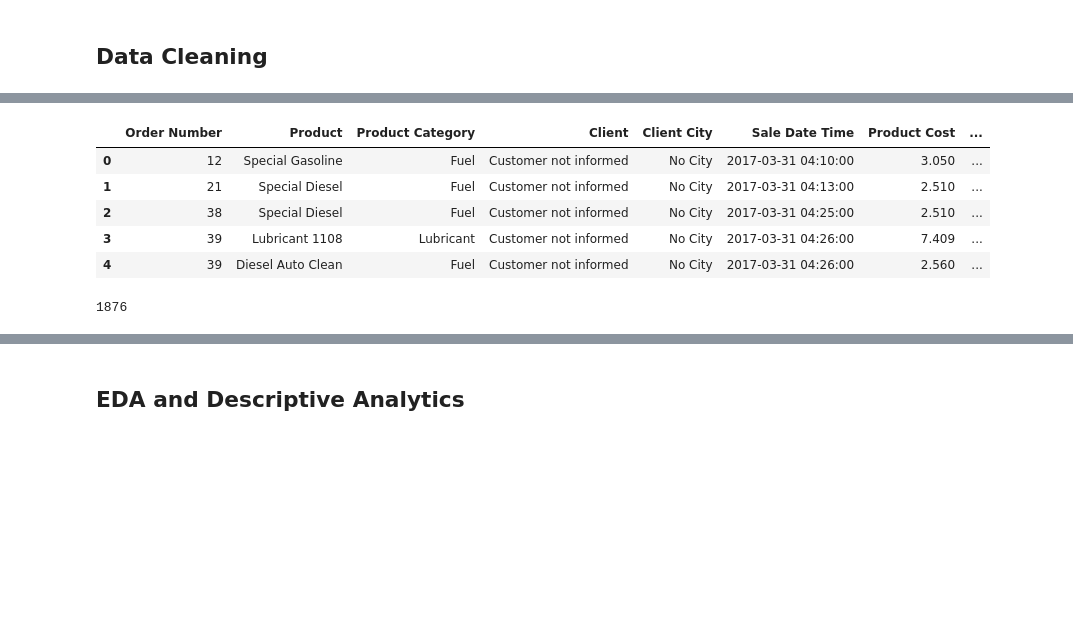
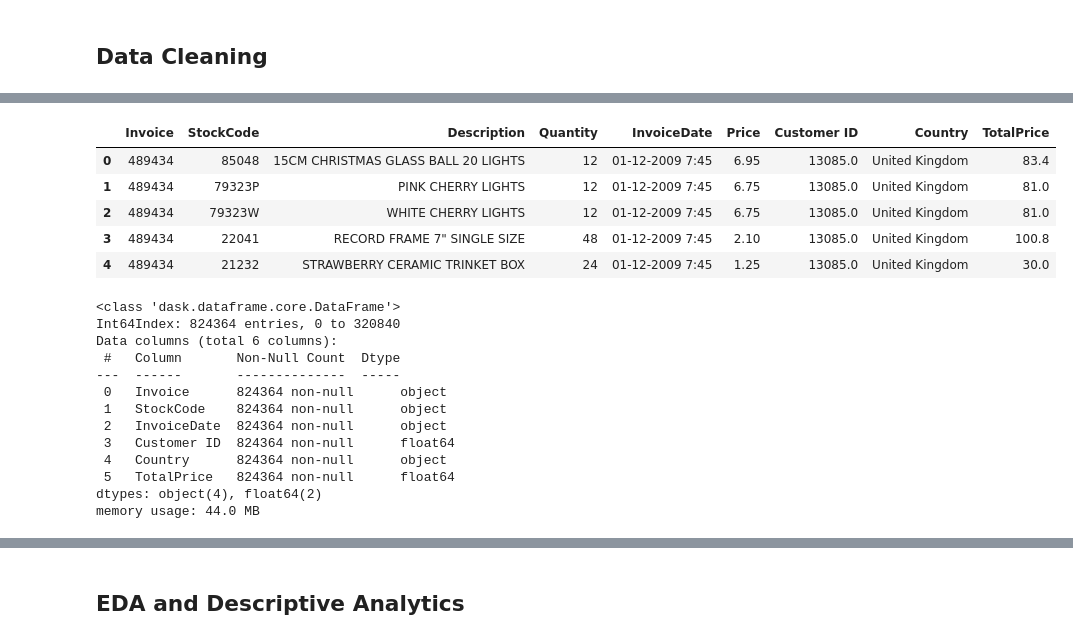
Before and after one commit to aamirkhan34/large-scale-customer-behaviour-prediction-for-target-marketing, a Jupyter notebook: code/project.ipynb, the cells around one changed output, grey strips where cells are left out. Saved outputs shown, nothing was run; the diff lists cells and outputs as text; code cells hidden in the pictures; blank space fills up the shorter version.

```diff
--- a/code/project.ipynb
+++ b/code/project.ipynb
@@ -55,4 +55,0 @@ memory usage: 2.6 GB
-# %%
-# Taking company 39000 since this framework is supposed to be used by companies on their own data
-df = df[df["Company Code"] == 39000]
-df.info(verbose=True, memory_usage=True)
@@ -79,0 +56,4 @@ memory usage: 262.4 MB
+# %%
+# Removing rows that do not have customer ids
+df = df.loc[df['Customer ID'].notnull()]
+df.info(verbose=True, memory_usage=True)
@@ -80,15 +76,32 @@ memory usage: 262.4 MB
+# %%
+# Change negative quantities to positive
+df["Quantity"] = df["Quantity"].abs()
+
+# Add TotalPrice column - Price is Unit Price
+df["TotalPrice"] = df["Quantity"] * df["Price"]
+df.head()
+# %% [output]
+|  | Invoice | StockCode | Description | Quantity | InvoiceDate | Price | Customer ID | Country | TotalPrice |
+| 0 | 489434 | 85048 | 15CM CHRISTMAS GLASS BALL 20 LIGHTS | 12 | 01-12-2009 7:45 | 6.95 | 13085.0 | United Kingdom | 83.4 |
+| 1 | 489434 | 79323P | PINK CHERRY LIGHTS | 12 | 01-12-2009 7:45 | 6.75 | 13085.0 | United Kingdom | 81.0 |
+| 2 | 489434 | 79323W | WHITE CHERRY LIGHTS | 12 | 01-12-2009 7:45 | 6.75 | 13085.0 | United Kingdom | 81.0 |
+| 3 | 489434 | 22041 | RECORD FRAME 7" SINGLE SIZE | 48 | 01-12-2009 7:45 | 2.10 | 13085.0 | United Kingdom | 100.8 |
+| 4 | 489434 | 21232 | STRAWBERRY CERAMIC TRINKET BOX | 24 | 01-12-2009 7:45 | 1.25 | 13085.0 | United Kingdom | 30.0 |
 # %%
-# Removing unnecessay columns
-df = df.drop(["Company Code", "Employee"], axis=1)
-df.head()
+# Removing unwanted columns
+df = df.drop(["Description", "Quantity", "Price"], axis=1)
+df.info(verbose=True, memory_usage=True)
 # %% [output]
-|  | Order Number | Product | Product Category | Client | Client City | Sale Date Time | Product Cost | ... |
-| 0 | 12 | Special Gasoline | Fuel | Customer not informed | No City | 2017-03-31 04:10:00 | 3.050 | ... |
-| 1 | 21 | Special Diesel | Fuel | Customer not informed | No City | 2017-03-31 04:13:00 | 2.510 | ... |
-| 2 | 38 | Special Diesel | Fuel | Customer not informed | No City | 2017-03-31 04:25:00 | 2.510 | ... |
-| 3 | 39 | Lubricant 1108 | Lubricant | Customer not informed | No City | 2017-03-31 04:26:00 | 7.409 | ... |
-| 4 | 39 | Diesel Auto Clean | Fuel | Customer not informed | No City | 2017-03-31 04:26:00 | 2.560 | ... |
+<class 'dask.dataframe.core.DataFrame'>
+Int64Index: 824364 entries, 0 to 320840
+Data columns (total 6 columns):
+ #   Column       Non-Null Count  Dtype
+---  ------       --------------  -----
+ 0   Invoice      824364 non-null      object
+ 1   StockCode    824364 non-null      object
+ 2   InvoiceDate  824364 non-null      object
+ 3   Customer ID  824364 non-null      float64
+ 4   Country      824364 non-null      object
+ 5   TotalPrice   824364 non-null      float64
+dtypes: object(4), float64(2)
+memory usage: 44.0 MB
-# %%
-len(df["Client"].unique().compute())
-# %% [output]
-1876
```
Also changed, not shown: parts of 35 cells of this notebook, 3 other files.
